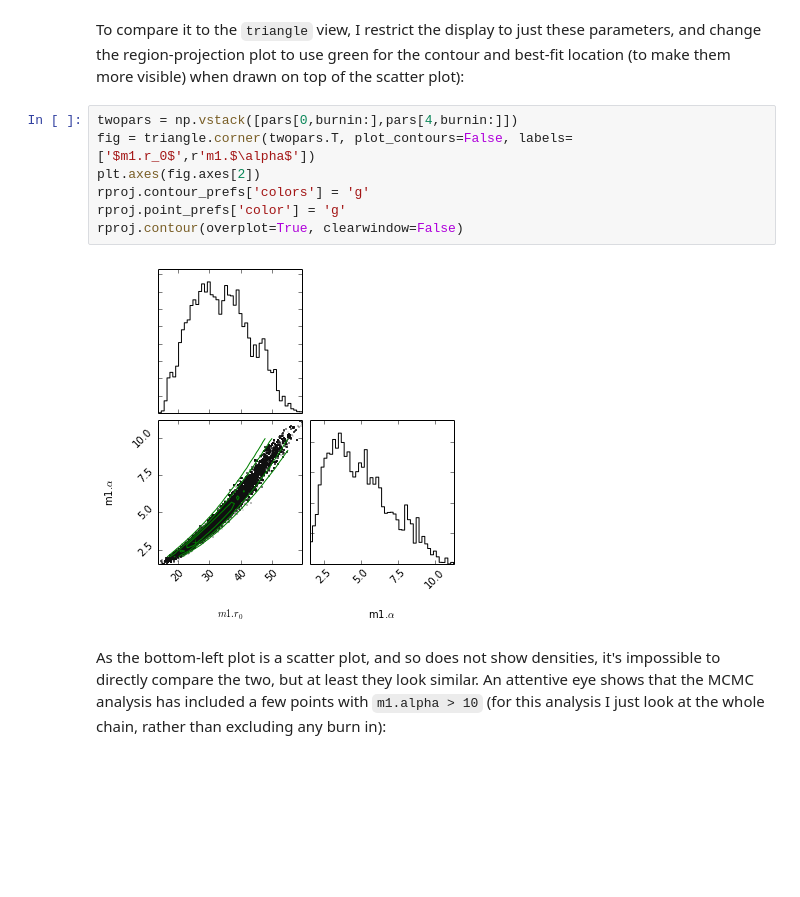
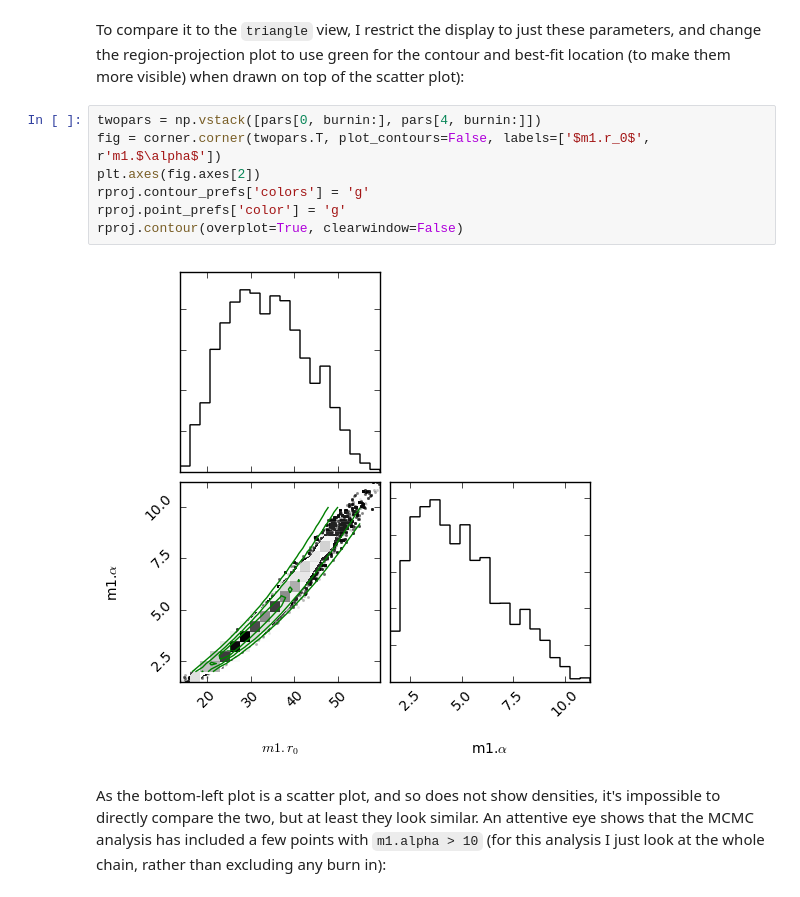
Before and after one commit to DougBurke/sherpa-standalone-notebooks, a Jupyter notebook: simulating and fitting a 2D image (this time with a Bayesian approach).ipynb, the cells around one changed output. Cells and saved outputs as stored; diff of their text form; blank space fills up the shorter version.

```diff
--- a/simulating and fitting a 2D image (this time with a Bayesian approach).ipynb
+++ b/simulating and fitting a 2D image (this time with a Bayesian approach).ipynb
@@ -561,14 +558,14 @@ _ = plt.ylabel(r'm1.$\alpha$')
 # %% [markdown]
 To compare it to the `triangle` view, I restrict the display to just these parameters, and change the region-projection plot to use green for the contour and best-fit location (to make them more visible) when drawn on top of the scatter plot):
 # %%
-twopars = np.vstack([pars[0,burnin:],pars[4,burnin:]])
-fig = triangle.corner(twopars.T, plot_contours=False, labels=['$m1.r_0$',r'm1.$\alpha$'])
+twopars = np.vstack([pars[0, burnin:], pars[4, burnin:]])
+fig = corner.corner(twopars.T, plot_contours=False, labels=['$m1.r_0$', r'm1.$\alpha$'])
 plt.axes(fig.axes[2])
 rproj.contour_prefs['colors'] = 'g'
 rproj.point_prefs['color'] = 'g'
 rproj.contour(overplot=True, clearwindow=False)
 # %% [output]
-[figure, old version]
+[figure, new version]
 # %% [markdown]
 As the bottom-left plot is a scatter plot, and so does not show densities, it's impossible to directly compare the two, but at least they look similar. An attentive eye shows that the MCMC analysis has included a few points with `m1.alpha > 10` (for this analysis I just look at the whole chain, rather than excluding any burn in):
 # %%
```
Also changed, not shown: parts of 33 cells of this notebook, 1 other file.
